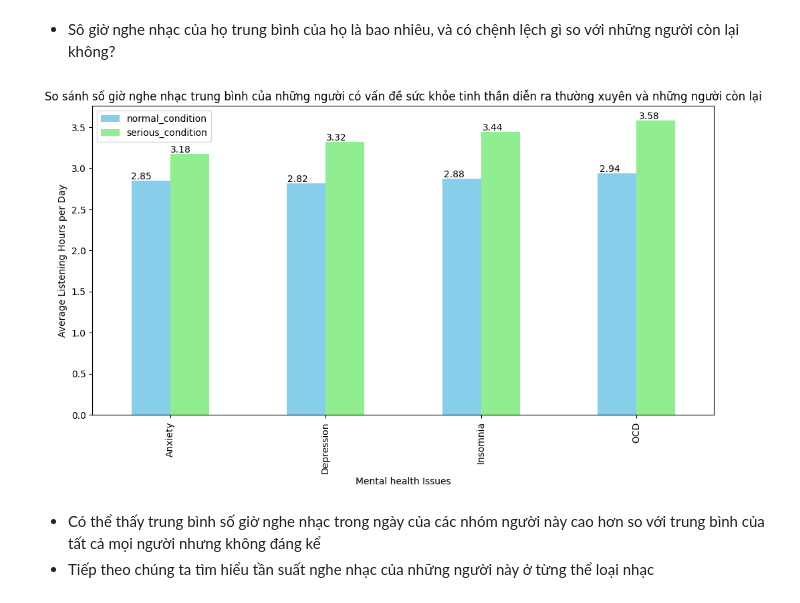
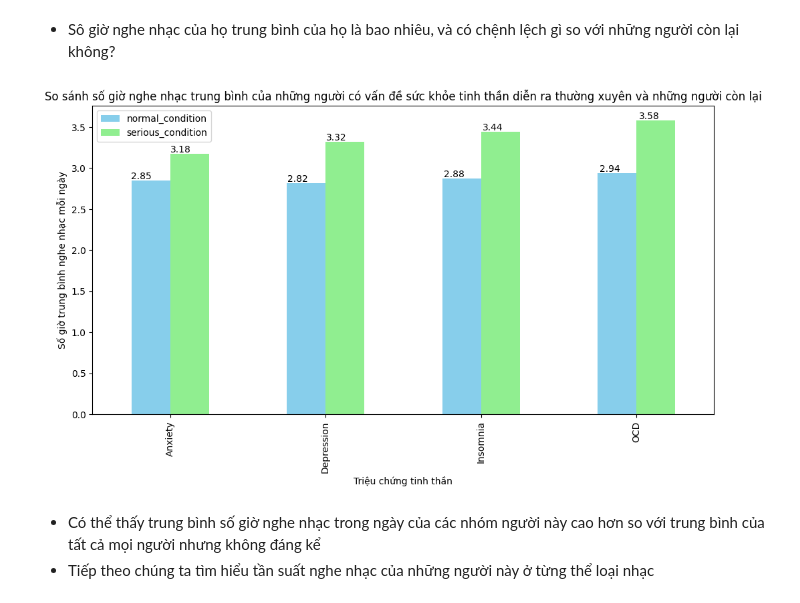
Before and after one commit to HungLVT/DS, a Jupyter notebook: 4.0-questions-and-answers.ipynb, the cells around one changed output. Drawn from its saved outputs; the diff is of its cells as text; code cells hidden in the pictures.

```diff
--- a/4.0-questions-and-answers.ipynb
+++ b/4.0-questions-and-answers.ipynb
@@ -169,34 +281,33 @@ plt.show()
 - Sô giờ nghe nhạc của họ trung bình của họ là bao nhiêu, và có chệnh lệch gì so với những người còn lại không?
 # %%
 # Biểu đồ cột đôi để so sánh số giời nghe nhạc trung bình của những người này so với những người còn lại
-
 
 # Tạo dictionary để lưu trữ kết quả
 average_hours = {'normal_condition': [], 'serious_condition': []}
 
 # Tính trung bình số giờ nghe nhạc cho mỗi nhóm và mỗi bệnh lý
 for metal_health in metal_healths:
     df_serious = df[df[metal_health] > 5]
     df_normal = df[df[metal_health] <= 5]
 
     average_hours['normal_condition'].append(df_normal['Hours per day'].mean())
     average_hours['serious_condition'].append(df_serious['Hours per day'].mean())
 
 # Chuyển dictionary thành DataFrame
 average_hours_df = pd.DataFrame(average_hours, index=metal_healths)
 
 # Vẽ biểu đồ
 ax = average_hours_df.plot(kind='bar', figsize=(12, 6), color = custom_colormap)
 
 for p in ax.patches:
     ax.annotate(str(round(p.get_height(), 2)), (p.get_x() * 1.005, p.get_height() * 1.005))
 
-plt.xlabel('Mental health Issues')
-plt.ylabel('Average Listening Hours per Day')
+plt.xlabel('Triệu chứng tinh thần')
+plt.ylabel('Số giờ trung bình nghe nhạc mỗi ngày')
 plt.title('So sánh số giờ nghe nhạc trung bình của những người có vấn đề sức khỏe tinh thần diễn ra thường xuyên và những người còn lại')
 plt.show()
 # %% [output]
-[figure, old version]
+[figure, new version]
 # %% [markdown]
 - Có thể thấy trung bình số giờ nghe nhạc trong ngày của các nhóm người này cao hơn so với trung bình của tất cả mọi người nhưng không đáng kể
 - Tiếp theo chúng ta tìm hiểu tần suất nghe nhạc của những người này ở từng thể loại nhạc
```
Also changed, not shown: parts of 17 cells of this notebook, 4 other files.
